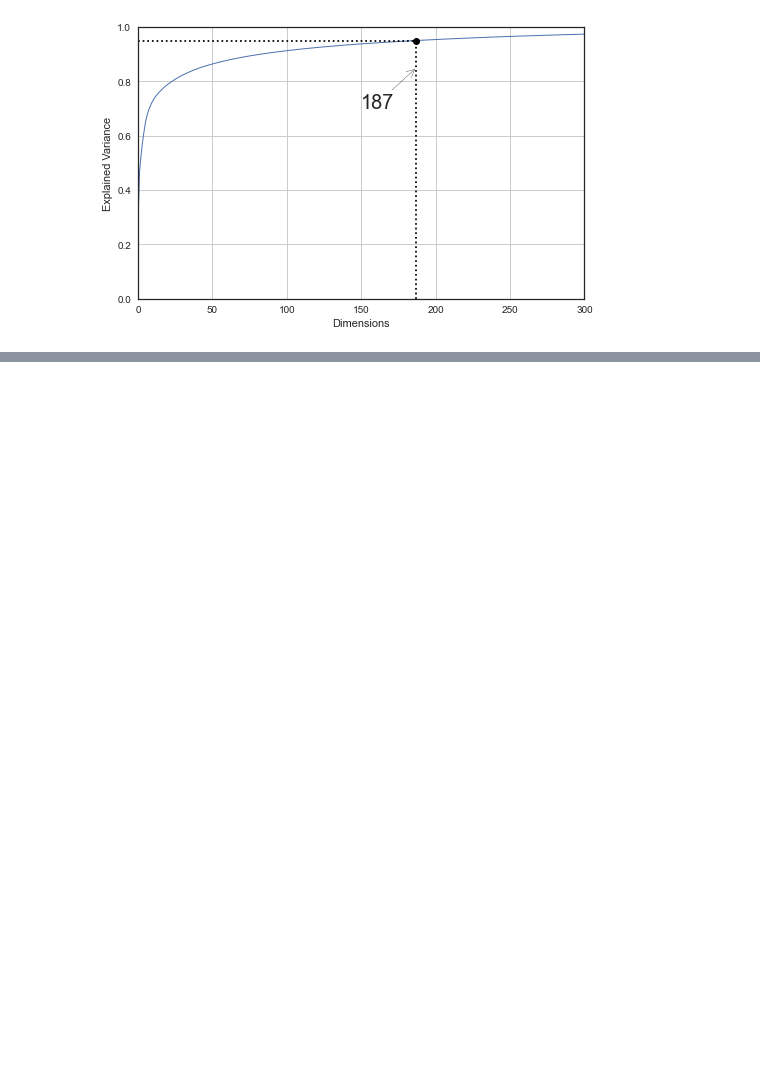
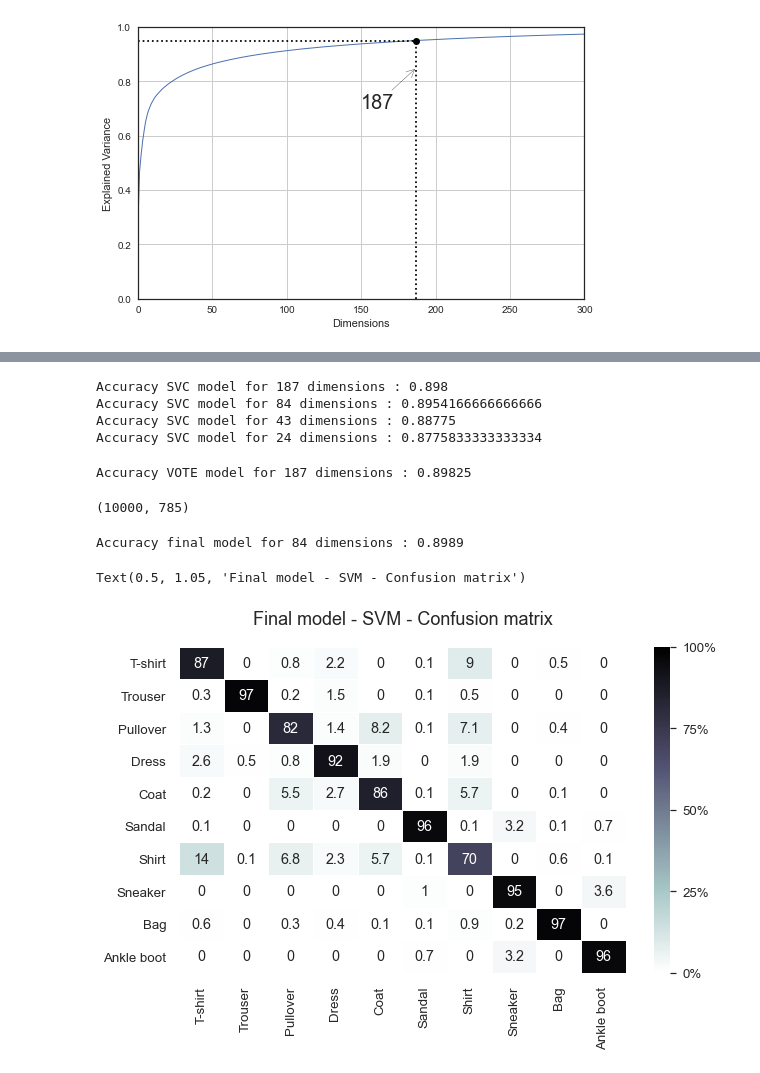
Before and after one commit to noamya-sh/Final-project-SemesterB, a Jupyter notebook: Fashion-Mnist.ipynb, the cells around one changed output, grey strips where cells are left out. Cells and saved outputs as stored; diff of their text form; code cells hidden in the pictures; blank space fills up the shorter version.

Commit message:
fix train and test

```diff
--- a/Fashion-Mnist.ipynb
+++ b/Fashion-Mnist.ipynb
@@ -675,0 +187,65 @@ print(classification_report(y_test, predict_vote4,digits=4,target_names=classes)
+# %%
+new_pred=[svmpred];n=0.9
+for i in range(3):
+    pipe_svm_new = Pipeline([
+    ('pca', PCA(n_components=n)),
+    ('scaler', StandardScaler()),
+    ('svm_clf', SVC())])
+    pipe_svm_new.fit(x_train, y_train)
+    new_pred.append(pipe_svm_new.predict(x_test))
+    n-=0.05
+j=0.95
+for i in range(4):
+    print('Accuracy SVC model for', np.argmax(cumsum >= j) + 1,'dimensions :',accuracy_score(y_test, new_pred[i]))
+    j-=0.05
+# %% [output]
+Accuracy SVC model for 187 dimensions : 0.898
+Accuracy SVC model for 84 dimensions : 0.8954166666666666
+Accuracy SVC model for 43 dimensions : 0.88775
+Accuracy SVC model for 24 dimensions : 0.8775833333333334
+# %%
+pipe_vote = Pipeline([
+    ('pca', PCA(n_components=0.95)),
+    ('scaler', StandardScaler()),
+    ('voting_clf', VotingClassifier(estimators=[
+            ('lr', LogisticRegression(multi_class='ovr',max_iter=1000)),
+            ('svm', SVC(probability=True)),
+            ('rf', RandomForestClassifier()),
+            ('erf', ExtraTreesClassifier())], voting='soft',weights=[1,3,1,1], n_jobs=-1))
+])
+pipe_vote.fit(x_train, y_train)
+votepred = pipe_vote.predict(x_test)
+# %%
+print('Accuracy VOTE model for', np.argmax(cumsum >= 0.95) + 1,'dimensions :',accuracy_score(y_test, votepred))
+# %% [output]
+Accuracy VOTE model for 187 dimensions : 0.89825
+# %%
+df_te.shape
+# %% [output]
+(10000, 785)
+# %%
+real_x_test = np.array(df_te.iloc[:,1:])
+real_y_test = np.array(df_te.iloc[:,0])
+# %%
+final_pipe_svm = Pipeline([
+    ('pca', PCA(n_components=0.90)),
+    ('scaler', StandardScaler()),
+    ('svm_clf', SVC())
+])
+final_pipe_svm.fit(x_train, y_train)
+fin=final_pipe_svm.predict(real_x_test)
+# %%
+print('Accuracy final model for', np.argmax(cumsum >= 0.90) + 1,'dimensions :',accuracy_score(real_y_test, fin))
+# %% [output]
+Accuracy final model for 84 dimensions : 0.8989
+# %%
+df_cnm=confusion_matrix(real_y_test, fin,normalize='true')
+plt.figure(figsize = (10,6))
+sns.heatmap(df_cnm*100, annot=True,xticklabels=class_names,yticklabels=class_names ,linewidths=.9,cmap="bone_r",
+           cbar_kws={'format': '%.0f%%', 'ticks': [0, 25,50,75,100]},
+            vmax=100,vmin=0)
+sns.set(font_scale=1.4)
+plt.title('Final model - SVM - Confusion matrix', fontsize = 18, y = 1.05)
+# %% [output]
+Text(0.5, 1.05, 'Final model - SVM - Confusion matrix')
+[figure, added]
```
Also changed, not shown: parts of 60 cells of this notebook.
